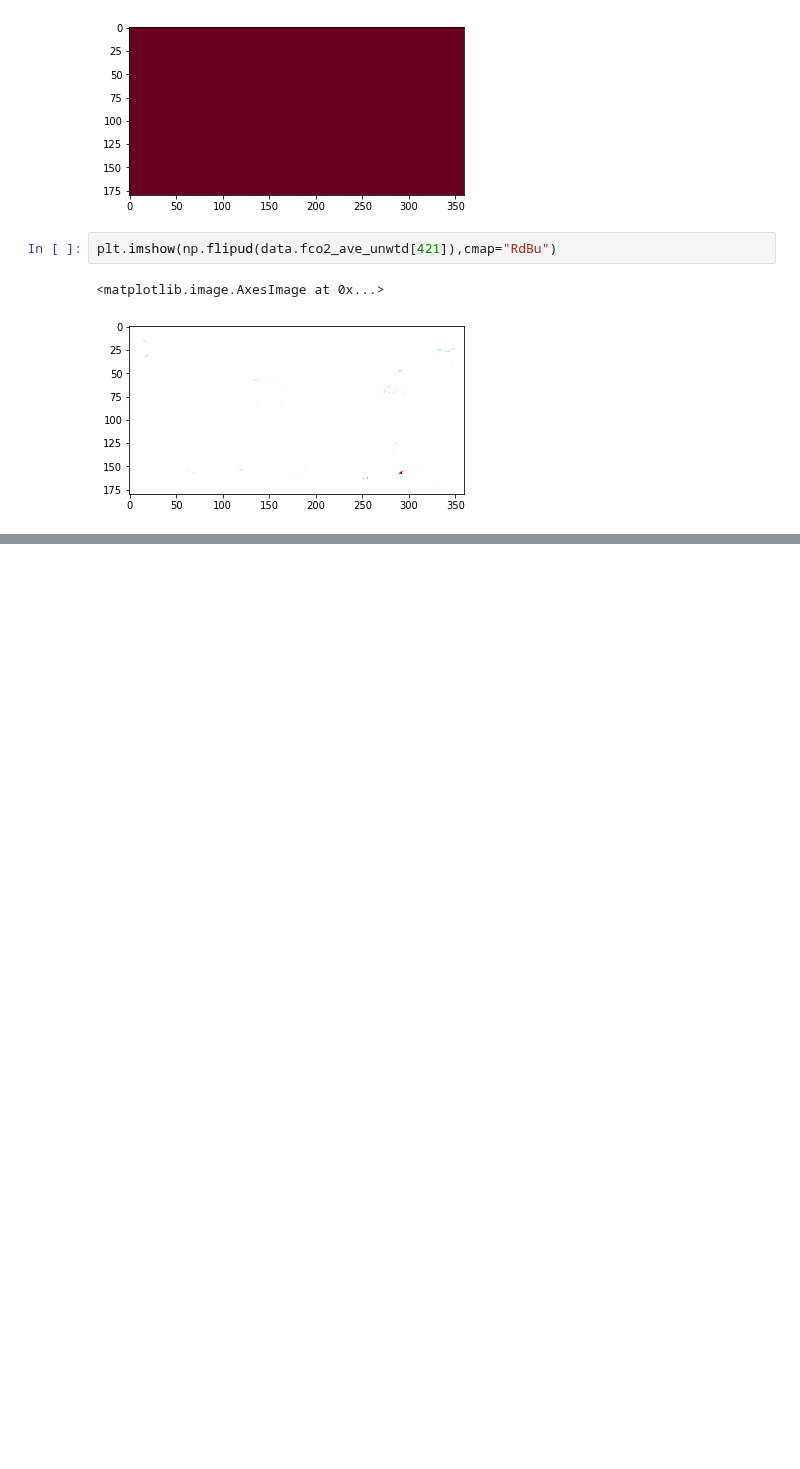
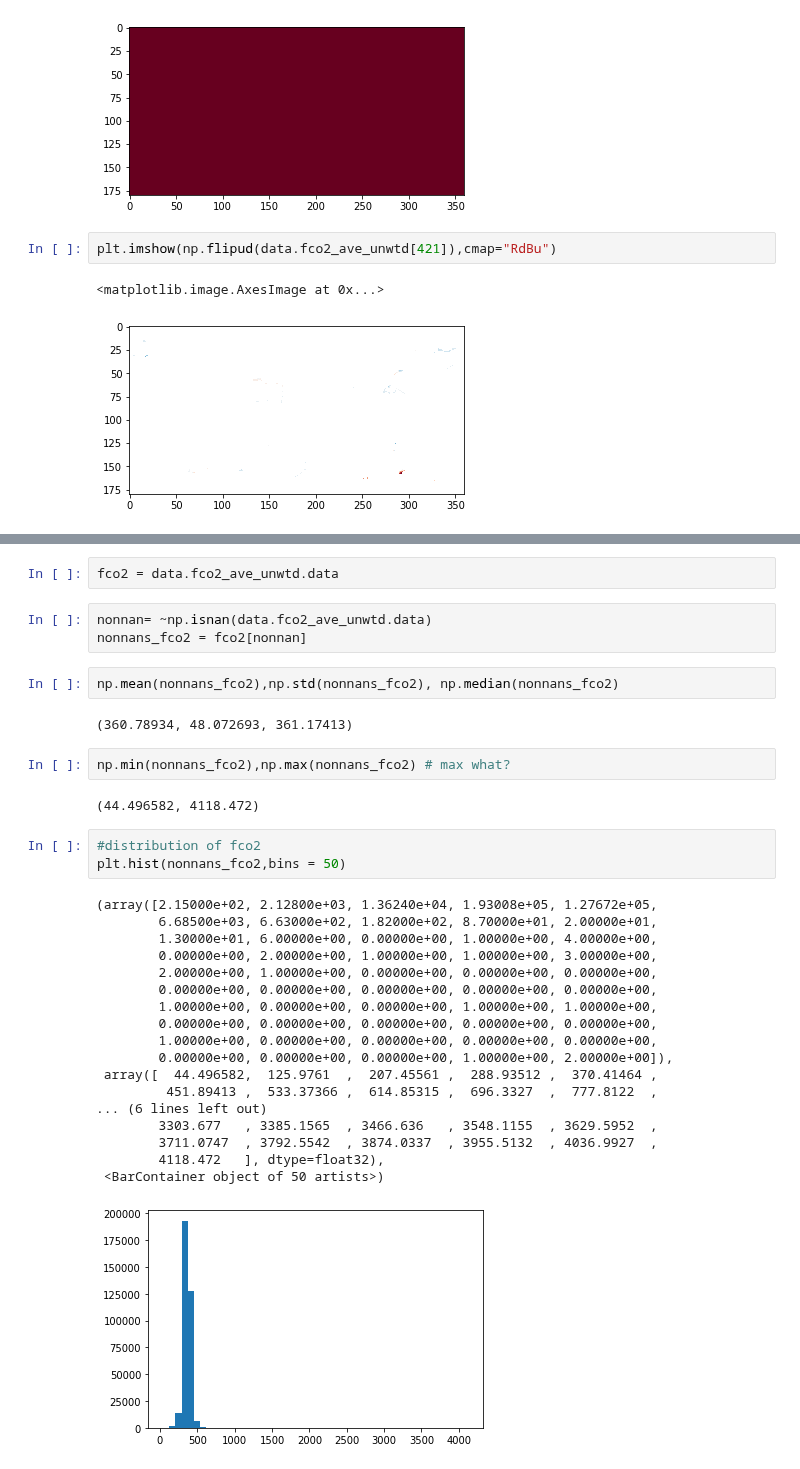
Before and after one commit to sk981102/ocean_co2, a Jupyter notebook: notebooks/deep_learning/Untitled.ipynb, the cells around one changed output, grey strips where cells are left out. Cells and saved outputs as stored; diff of their text form; blank space fills up the shorter version.

```diff
--- a/notebooks/deep_learning/Untitled.ipynb
+++ b/notebooks/deep_learning/Untitled.ipynb
@@ -99,0 +122,35 @@ plt.imshow(np.flipud(data.fco2_ave_unwtd[421]),cmap="RdBu")
+# %%
+fco2 = data.fco2_ave_unwtd.data
+# %%
+nonnan= ~np.isnan(data.fco2_ave_unwtd.data)
+nonnans_fco2 = fco2[nonnan]
+# %%
+np.mean(nonnans_fco2),np.std(nonnans_fco2), np.median(nonnans_fco2)
+# %% [output]
+(360.78934, 48.072693, 361.17413)
+# %%
+np.min(nonnans_fco2),np.max(nonnans_fco2) # max what?
+# %% [output]
+(44.496582, 4118.472)
+# %%
+#distribution of fco2
+plt.hist(nonnans_fco2,bins = 50)
+# %% [output]
+(array([2.15000e+02, 2.12800e+03, 1.36240e+04, 1.93008e+05, 1.27672e+05,
+        6.68500e+03, 6.63000e+02, 1.82000e+02, 8.70000e+01, 2.00000e+01,
+        1.30000e+01, 6.00000e+00, 0.00000e+00, 1.00000e+00, 4.00000e+00,
+        0.00000e+00, 2.00000e+00, 1.00000e+00, 1.00000e+00, 3.00000e+00,
+        2.00000e+00, 1.00000e+00, 0.00000e+00, 0.00000e+00, 0.00000e+00,
+        0.00000e+00, 0.00000e+00, 0.00000e+00, 0.00000e+00, 0.00000e+00,
+        1.00000e+00, 0.00000e+00, 0.00000e+00, 1.00000e+00, 1.00000e+00,
+        0.00000e+00, 0.00000e+00, 0.00000e+00, 0.00000e+00, 0.00000e+00,
+        1.00000e+00, 0.00000e+00, 0.00000e+00, 0.00000e+00, 0.00000e+00,
+        0.00000e+00, 0.00000e+00, 0.00000e+00, 1.00000e+00, 2.00000e+00]),
+ array([  44.496582,  125.9761  ,  207.45561 ,  288.93512 ,  370.41464 ,
+         451.89413 ,  533.37366 ,  614.85315 ,  696.3327  ,  777.8122  ,
+... (6 lines left out)
+        3303.677   , 3385.1565  , 3466.636   , 3548.1155  , 3629.5952  ,
+        3711.0747  , 3792.5542  , 3874.0337  , 3955.5132  , 4036.9927  ,
+        4118.472   ], dtype=float32),
+ <BarContainer object of 50 artists>)
+[figure, added]
```
Also changed, not shown: parts of 4 cells of this notebook.
